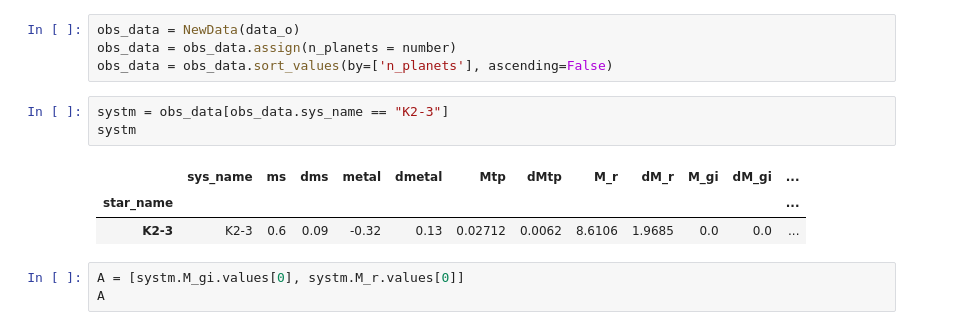
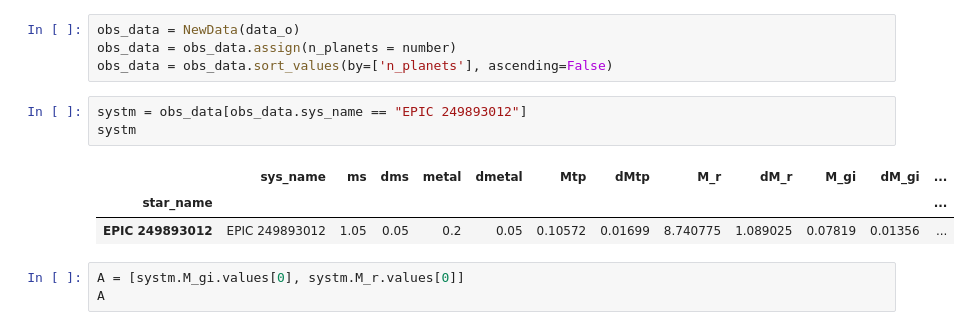
Before and after one commit to fjbautistas/kde_example, a Jupyter notebook: Marginal_Distributions.ipynb, the cells around one changed output. Saved outputs shown, nothing was run; the diff lists cells and outputs as text.

```diff
--- a/Marginal_Distributions.ipynb
+++ b/Marginal_Distributions.ipynb
@@ -113,12 +113,12 @@ obs_data = NewData(data_o)
 obs_data = obs_data.assign(n_planets = number)
 obs_data = obs_data.sort_values(by=['n_planets'], ascending=False)
 # %%
-systm = obs_data[obs_data.sys_name == "K2-3"]
+systm = obs_data[obs_data.sys_name == "EPIC 249893012"]
 systm
 # %% [output]
 |  | sys_name | ms | dms | metal | dmetal | Mtp | dMtp | M_r | dM_r | M_gi | dM_gi | ... |
 | star_name |  |  |  |  |  |  |  |  |  |  |  | ... |
-| K2-3 | K2-3 | 0.6 | 0.09 | -0.32 | 0.13 | 0.02712 | 0.0062 | 8.6106 | 1.9685 | 0.0 | 0.0 | ... |
+| EPIC 249893012 | EPIC 249893012 | 1.05 | 0.05 | 0.2 | 0.05 | 0.10572 | 0.01699 | 8.740775 | 1.089025 | 0.07819 | 0.01356 | ... |
 # %%
 A = [systm.M_gi.values[0], systm.M_r.values[0]]
 A
```
